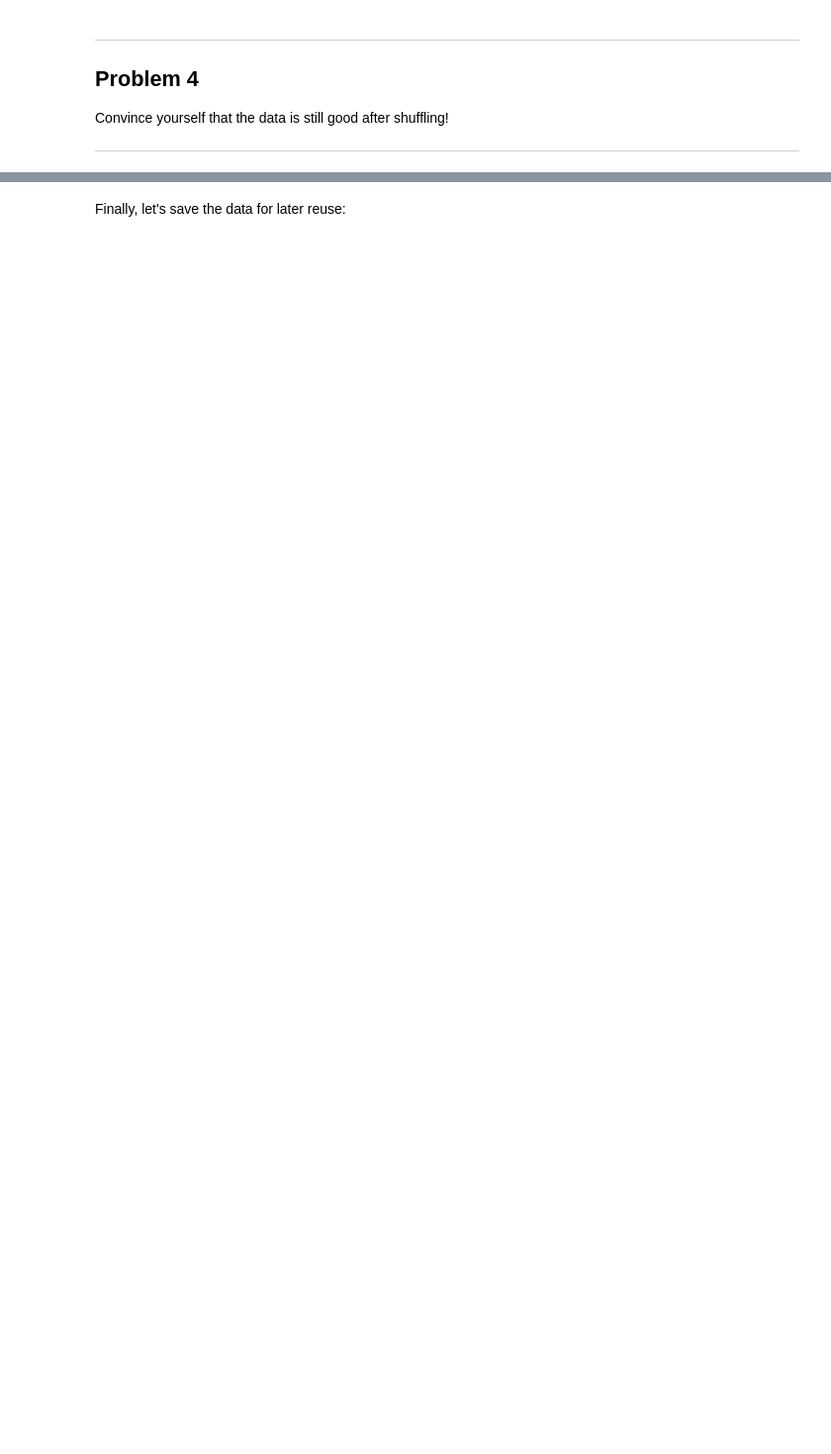
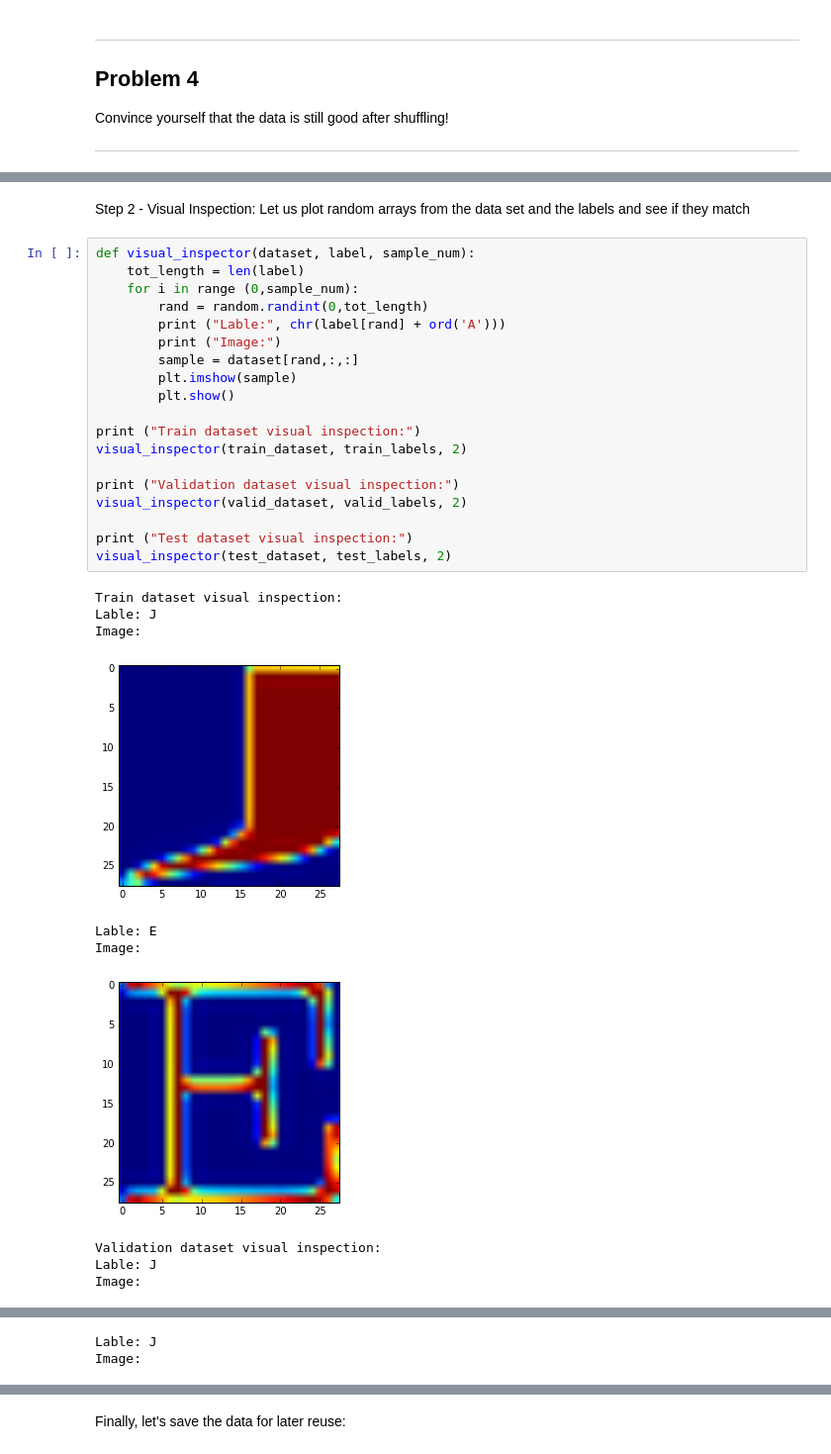
Before and after one commit to JovanSardinha/Google-Udacity_DeepLearning, a Jupyter notebook: 1_notmnist.ipynb, the cells around one changed output, grey strips where cells are left out. Shown: that part at 99% size. Drawn from its saved outputs; the diff is of its cells as text; blank space fills up the shorter version.

```diff
--- a/1_notmnist.ipynb
+++ b/1_notmnist.ipynb
@@ -294,0 +359,32 @@ Convince yourself that the data is still good after shuffling!
+# %% [markdown]
+Step 2 - Visual Inspection: Let us plot random arrays from the data set and the labels and see if they match
+# %%
+def visual_inspector(dataset, label, sample_num):
+    tot_length = len(label)
+    for i in range (0,sample_num):
+        rand = random.randint(0,tot_length)
+        print ("Lable:", chr(label[rand] + ord('A')))
+        print ("Image:")
+        sample = dataset[rand,:,:]
+        plt.imshow(sample)
+        plt.show()
+
+print ("Train dataset visual inspection:")
+visual_inspector(train_dataset, train_labels, 2)
+
+print ("Validation dataset visual inspection:")
+visual_inspector(valid_dataset, valid_labels, 2)
+
+print ("Test dataset visual inspection:")
+visual_inspector(test_dataset, test_labels, 2)
+# %% [output]
+Train dataset visual inspection:
+Lable: J
+Image:
+[figure, added]
+Lable: E
+Image:
+[figure, added]
+Validation dataset visual inspection:
+Lable: J
+Image:
@@ -294,0 +392,2 @@ Convince yourself that the data is still good after shuffling!
+Lable: J
+Image:
```
Also changed, not shown: parts of 17 cells of this notebook.
